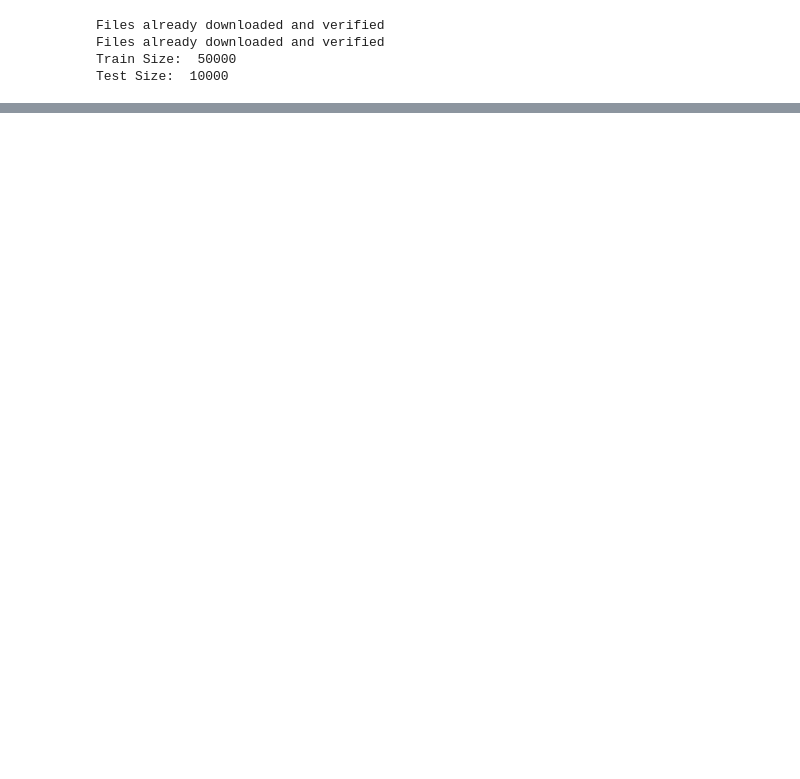
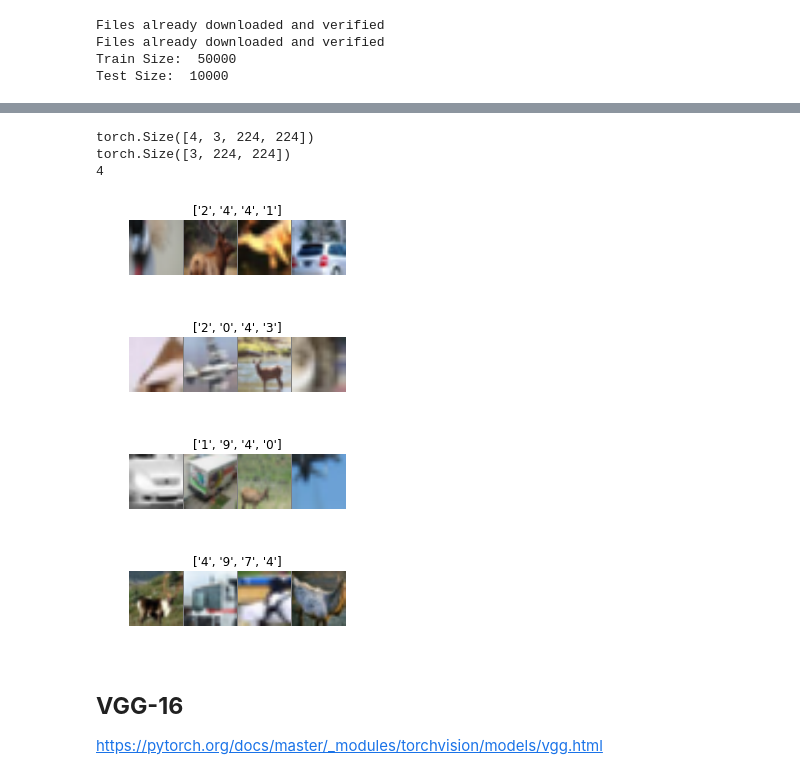
Before and after one commit to satyamsingh1004/ML, a Jupyter notebook: Pytorch_CIFAR10_s.ipynb, the cells around one changed output, grey strips where cells are left out. Saved outputs shown, nothing was run; the diff lists cells and outputs as text; code cells hidden in the pictures; blank space fills up the shorter version.

```diff
--- a/Pytorch_CIFAR10_s.ipynb
+++ b/Pytorch_CIFAR10_s.ipynb
@@ -46,0 +52,41 @@ Test Size:  10000
+# %%
+num_classes = 10
+batch_size = 4
+
+trainloader = torch.utils.data.DataLoader(trainset,batch_size=batch_size,shuffle=True)
+# %%
+dataiter= iter(trainloader)
+images, labels = dataiter.next()
+
+print(images.shape)
+print(images[1].shape)
+print(labels[1].item())
+# %% [output]
+torch.Size([4, 3, 224, 224])
+torch.Size([3, 224, 224])
+4
+# %%
+def imshow(img, title):
+  npimg = img.numpy() / 2 + 0.5
+  plt.figure(figsize=(batch_size,1))
+  plt.axis('off')
+  plt.imshow(np.transpose(npimg,(1,2,0)))
+  plt.title(title)
+  plt.show()
+# %%
+def show_batch_images(dataloader):
+  images,labels = next(iter(dataloader))
+  img = torchvision.utils.make_grid(images)
+  imshow(img,title=[str(x.item()) for x in labels])
+# %%
+for i in range(4):
+  show_batch_images(trainloader)
+# %% [output]
+[figure, added]
+[figure, added]
+[figure, added]
+[figure, added]
+# %% [markdown]
+## **VGG-16**
+
+https://pytorch.org/docs/master/_modules/torchvision/models/vgg.html
```
Also changed, not shown: parts of 29 cells of this notebook.
